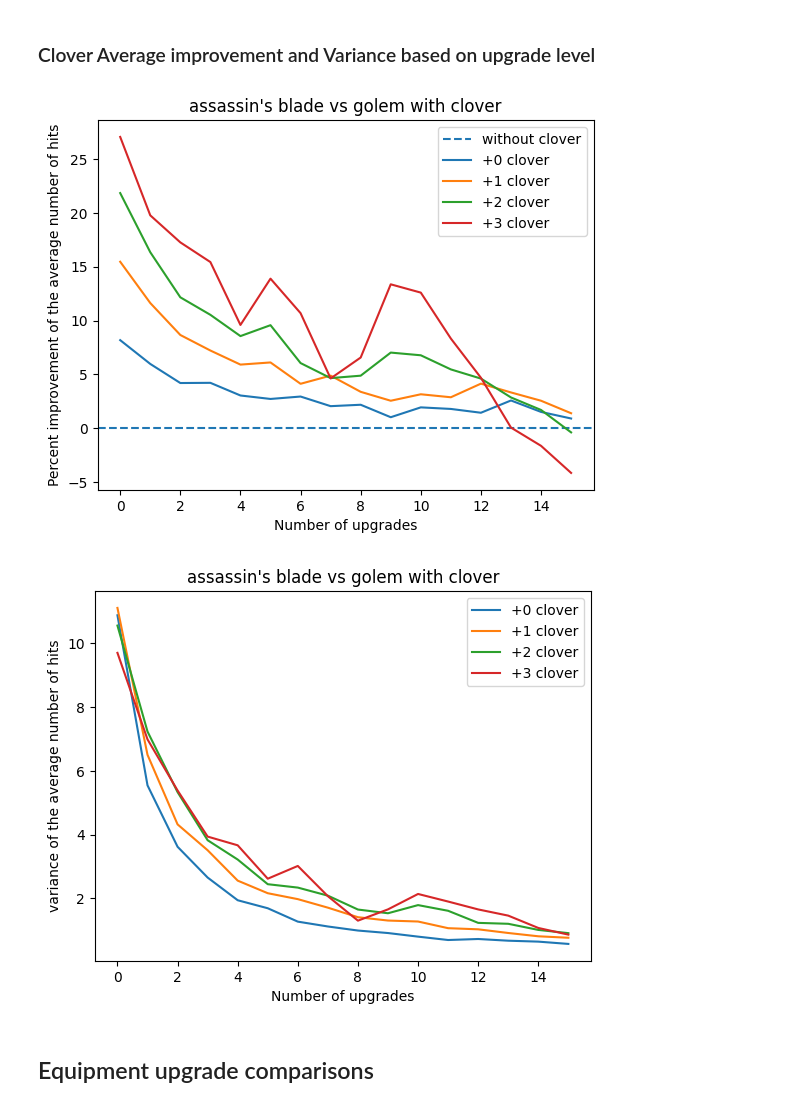
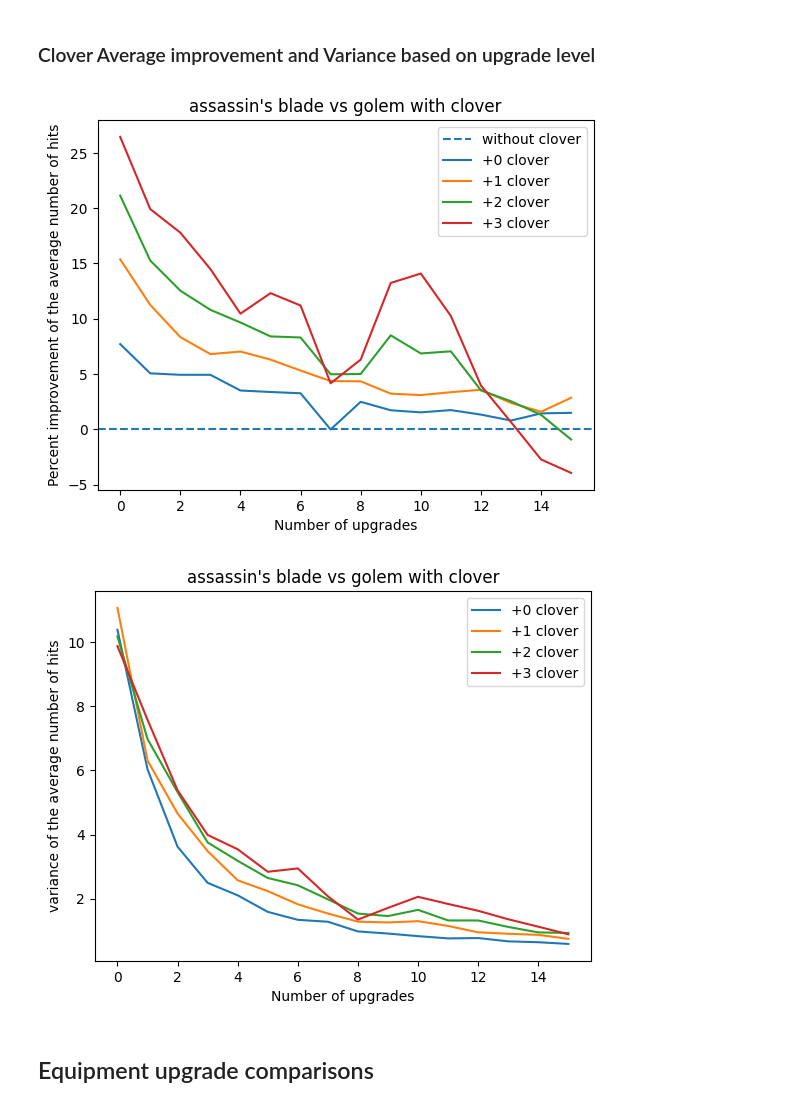
Before and after one commit to lordlen/ShPDTests, a Jupyter notebook: shattered pd tests.ipynb, the cells around one changed output. Cells and saved outputs as stored; diff of their text form; code cells hidden in the pictures.

Commit message:
Tenacity tests Blessed champion Floor data and tests Surprise attack simulation included pre-melee Statue and piranha constructors Huntress bow tests

```diff
--- a/shattered pd tests.ipynb
+++ b/shattered pd tests.ipynb
@@ -471,27 +607,0 @@ plt.plot(range(total_levels + 1), evasion_improvement, '.')
-# %%
-###########################Config variables###########################
-creature = Creatures.warlock
-armor1 = ArmorInstance(Armors.scale, 1, ArmorAugment.NONE)
-hero_level = 18
-total_levels=  5
-num_simulations = 10000
-extra_defenses = []
-######################################################################
-
-data = []
-for i in range(-1, total_levels + 1):
-    turns_data_points = simulate_damage_taken(accuracy, damage_interval, armor1, hero_level, 1, num_simulations, extra_defenses)
-    data.append(turns_data_points)
-
-no_evasion_data = data[0]
-evasion_data = data[1:]
-
-no_evasion_avg = np.average(no_evasion_data)
-evasion_avg = [np.average(x) for x in evasion_data]
-
-evasion_improvement = [calc_percent_change(no_evasion_avg, x) for x in evasion_avg]
-
-plt.title(f'Evasion ring % change in damage')
-plt.xlabel('upgrade level')
-plt.ylabel(f'% change in damage vs {creature.name}')
-plt.plot(range(total_levels + 1), evasion_improvement, '.')
@@ -597,10 +704,10 @@ def simulate_clover_efficacy(enemy, damage_range, extra_strength, num_simulation
 # %%
 ###########################Config variables###########################
 weapon = WeaponInstance(Weapons.shortsword, 1, WeaponAugment.NONE)
-damage_range = calc_damage_interval(weapon)
+damage_range = calc_damage_interval(weapon, False)
 extra_strength = 3
 enemy = Creatures.tengu
-num_simulations = 10000
+num_simulations = 5000
 ignore_defense = False
 #######################################################################
 simulate_clover_efficacy(enemy, damage_range, extra_strength, num_simulations, False)
@@ -628,7 +752,7 @@ vars_clover3 = []
 
 for i in range(num_upgrades + 1):
     weapon.upgrade = i
-    damage_range = calc_damage_interval(weapon)
+    damage_range = calc_damage_interval(weapon, False)
 
     data_points_clover0 = simulate_n_fights(enemy.hp, enemy.armor, damage_range, 0, 0, ignore_defense, num_simulations)
     data_points_clover1 = simulate_n_fights(enemy.hp, enemy.armor, damage_range, 0, 1, ignore_defense, num_simulations)
@@ -659,35 +783,35 @@ for i in range(num_upgrades + 1):
     vars_clover3.append(var_clover3)
 
 augment_text = ''
 if(weapon.augment == WeaponAugment.DAMAGE):
     augment_text = ' (damage)'
 elif(weapon.augment == WeaponAugment.SPEED):
     augment_text = ' (speed)'
 
 plt.title(f"{weapon.weapon.name}{augment_text} vs {enemy.name} with clover")
 plt.xlabel("Number of upgrades")
 plt.ylabel("Percent improvement of the average number of hits")
 plt.axhline(y=0, linestyle='--', label='without clover')
 plt.plot(range(num_upgrades + 1), averages_clover0, label='+0 clover')
 plt.plot(range(num_upgrades + 1), averages_clover1, label='+1 clover')
 plt.plot(range(num_upgrades + 1), averages_clover2, label='+2 clover')
 plt.plot(range(num_upgrades + 1), averages_clover3, label='+3 clover')
 plt.legend()
 plt.show()
 
 plt.title(f"{weapon.weapon.name}{augment_text} vs {enemy.name} with clover")
 plt.xlabel("Number of upgrades")
 plt.ylabel("variance of the average number of hits")
 
 plt.plot(range(num_upgrades + 1), vars_clover0, label='+0 clover')
 plt.plot(range(num_upgrades + 1), vars_clover1, label='+1 clover')
 plt.plot(range(num_upgrades + 1), vars_clover2, label='+2 clover')
 plt.plot(range(num_upgrades + 1), vars_clover3, label='+3 clover')
 plt.legend()
 plt.show()
 # %% [output]
-[figure, old version]
+[figure, new version]
-[figure, old version]
+[figure, new version]
 # %% [markdown]
 ## Equipment upgrade comparisons
 # %%
```
Also changed, not shown: parts of 48 cells of this notebook.
